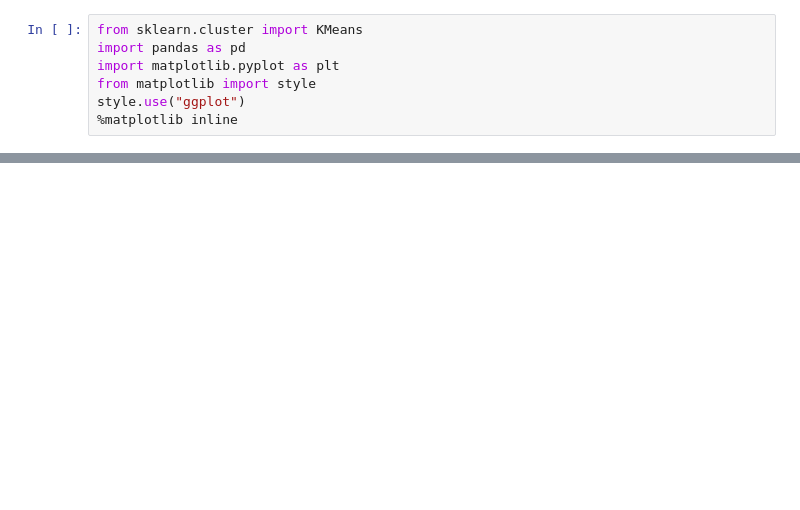
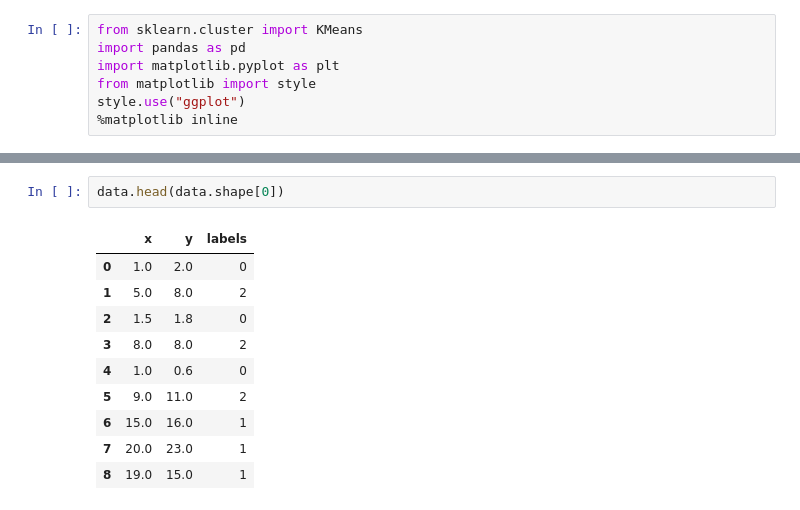
Before and after one commit to FahmidaNourin/CSE445_Machine_Learning, a Jupyter notebook: Clustering_1.ipynb, the cells around one changed output, grey strips where cells are left out. Drawn from its saved outputs; the diff is of its cells as text; blank space fills up the shorter version.

```diff
--- a/Clustering_1.ipynb
+++ b/Clustering_1.ipynb
@@ -39,3 +44,16 @@ print(labels)
+# %%
+data.head(data.shape[0])
+# %% [output]
+|  | x | y | labels |
+| 0 | 1.0 | 2.0 | 0 |
+| 1 | 5.0 | 8.0 | 2 |
+| 2 | 1.5 | 1.8 | 0 |
+| 3 | 8.0 | 8.0 | 2 |
+| 4 | 1.0 | 0.6 | 0 |
+| 5 | 9.0 | 11.0 | 2 |
+| 6 | 15.0 | 16.0 | 1 |
+| 7 | 20.0 | 23.0 | 1 |
+| 8 | 19.0 | 15.0 | 1 |
 # %%
 data['labels'] = labels
 
```
Also changed, not shown: parts of 4 cells of this notebook.
